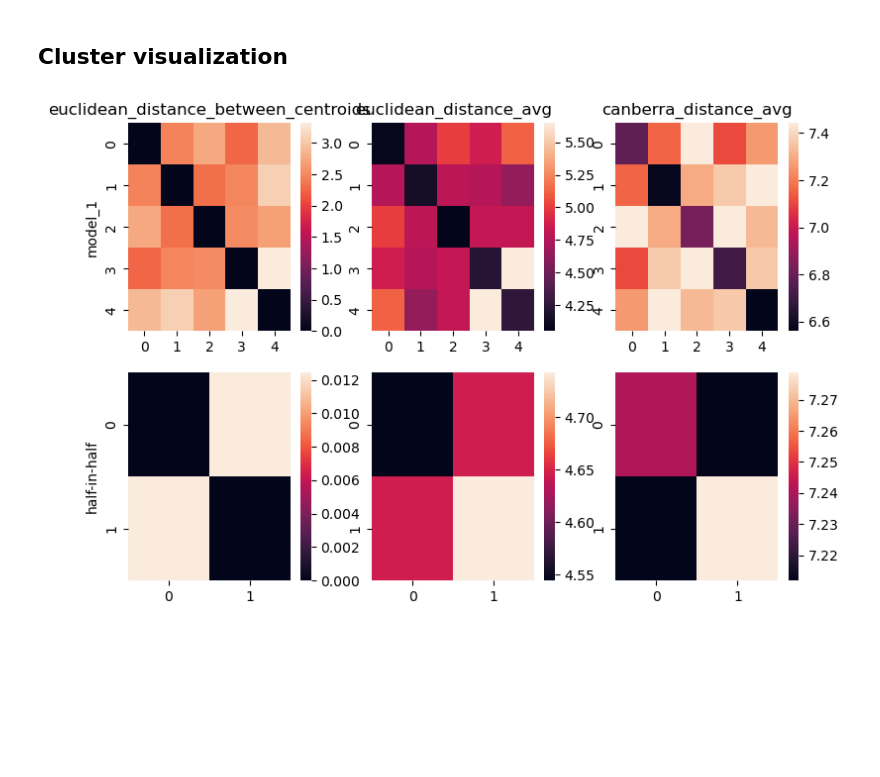
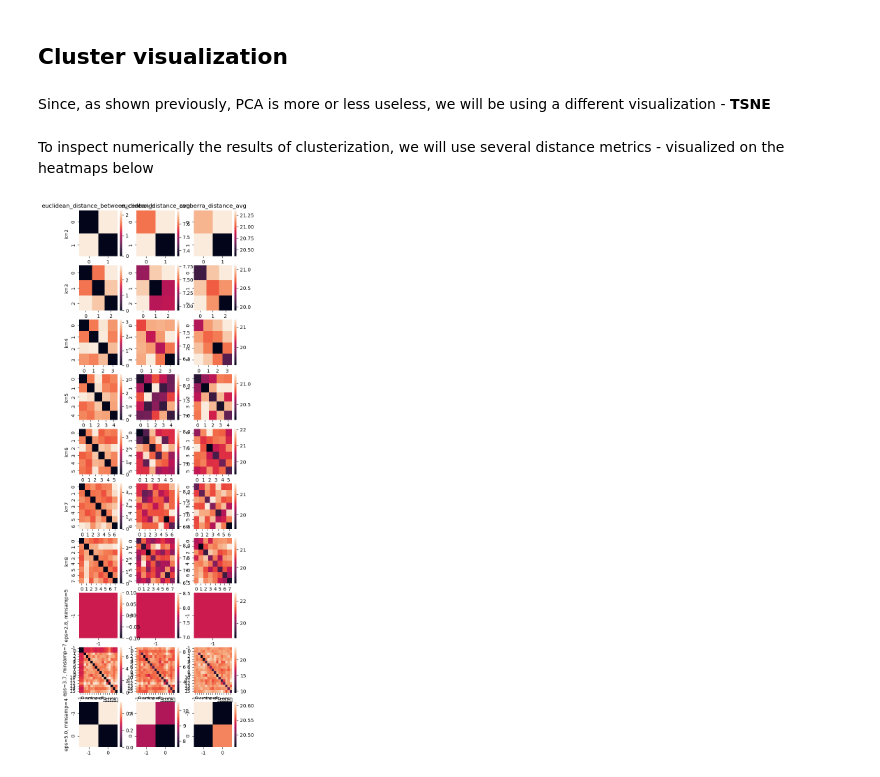
Before and after one commit to siemieniuk/dm-assignment-3, a Jupyter notebook: clustering.ipynb, the cells around one changed output. Saved outputs shown, nothing was run; the diff lists cells and outputs as text; code cells hidden in the pictures; blank space fills up the shorter version.

```diff
--- a/clustering.ipynb
+++ b/clustering.ipynb
@@ -210,10 +214,0 @@ sns.heatmap(results, xticklabels=mins_samples, yticklabels=epsilons)
-# %%
-dbscan = DBSCAN(eps=1.4, min_samples=9)
-labels = dbscan.fit_predict(df_scaled)
-
-label_ids, label_counts = np.unique(labels, return_counts=True)
-dbscan_results = pd.DataFrame()
-dbscan_results["Label"] = label_ids
-dbscan_results["Counts"] = label_counts
-
-dbscan_results
@@ -225,3 +233,14 @@ dbscan_results
+# %%
+dbscan_epsilons = [2.8, 3.7, 5.0]
+dbscan_min_samples = [5, 7, 4]
+dbscan_names = [f"eps={eps}, minsamp={min_samples}" for eps, min_samples in zip(dbscan_epsilons, dbscan_min_samples)]
+dbscan_labels = []
+for i, (eps, min_samples) in enumerate(zip(dbscan_epsilons, dbscan_min_samples)):
+    dbscan = DBSCAN(eps=eps, min_samples=min_samples)
+    labels = dbscan.fit_predict(df_scaled)
+    dbscan_labels.append(labels)
 # %% [markdown]
 ## Cluster visualization
+# %% [markdown]
+Since, as shown previously, PCA is more or less useless, we will be using a different visualization - __TSNE__
 # %%
@@ -272,30 +302,28 @@ def plot_cluster_distances_heatmap(X, labels_list, dist_metrics_list, model_name
                 axs[plot_i, plot_j].set_title(dist_metric.__name__)
             if model_names is not None and plot_j == 0:
                 axs[plot_i, plot_j].set_ylabel(model_names[plot_i])
+# %% [markdown]
+To inspect numerically the results of clusterization, we will use several distance metrics - visualized on the heatmaps below
 # %%
-from sklearn.utils.random import sample_without_replacement
-
 def euclidean_distance_between_centroids(X1: pd.DataFrame, X2: pd.DataFrame):
     centroid1, centroid2 = X1.mean(axis=0), X2.mean(axis=0)
     result = np.linalg.norm(centroid1-centroid2)
     return result
 
-def euclidean_distance_avg(X1: pd.DataFrame, X2: pd.DataFrame, sample_size=50):
-    dists = np.zeros(shape=(sample_size, sample_size))
-
-    X1_sample_inds = sample_without_replacement(len(X1), sample_size)
-    X2_sample_inds = sample_without_replacement(len(X2), sample_size)
+def euclidean_distance_avg(X1: pd.DataFrame, X2: pd.DataFrame, sample_size=10):
+    X1_sample_inds = sample_without_replacement(len(X1), sample_size) if sample_size < len(X1) else X1.reset_index().index.to_numpy()
+    X2_sample_inds = sample_without_replacement(len(X2), sample_size) if sample_size < len(X2) else X2.reset_index().index.to_numpy()
+    dists = np.zeros(shape=(len(X1_sample_inds), len(X2_sample_inds)))
     for i, ind1 in enumerate(X1_sample_inds):
         for j, ind2 in enumerate(X2_sample_inds):
             dists[i, j] = np.linalg.norm(X1.iloc[ind1, :] - X2.iloc[ind2, :])
 
     return dists.mean()
 
-def canberra_distance_avg(X1: pd.DataFrame, X2: pd.DataFrame, sample_size=50):
-    dists = np.zeros(shape=(sample_size, sample_size))
-
-    X1_sample_inds = sample_without_replacement(len(X1), sample_size)
-    X2_sample_inds = sample_without_replacement(len(X2), sample_size)
+def canberra_distance_avg(X1: pd.DataFrame, X2: pd.DataFrame, sample_size=10):
+    X1_sample_inds = sample_without_replacement(len(X1), sample_size) if sample_size < len(X1) else X1.reset_index().index.to_numpy()
+    X2_sample_inds = sample_without_replacement(len(X2), sample_size) if sample_size < len(X2) else X2.reset_index().index.to_numpy()
+    dists = np.zeros(shape=(len(X1_sample_inds), len(X2_sample_inds)))
     for i, ind1 in enumerate(X1_sample_inds):
         for j, ind2 in enumerate(X2_sample_inds):
             row1, row2 = X1.iloc[ind1, :], X2.iloc[ind2, :]
@@ -315,9 +332,9 @@ labels_kek = np.array([0]*49000 + [1]*49000)
 # %%
 plot_cluster_distances_heatmap(
     df_scaled,
-    [labels, labels_kek],
+    (kmeans_labels + dbscan_labels),
     [euclidean_distance_between_centroids, euclidean_distance_avg, canberra_distance_avg],
-    model_names=["model_1", "half-in-half"]
+    model_names=(kmeans_names+dbscan_names)
 )
 # %% [output]
-[figure, old version]
+[figure, new version]
```
Also changed, not shown: parts of 24 cells of this notebook.
